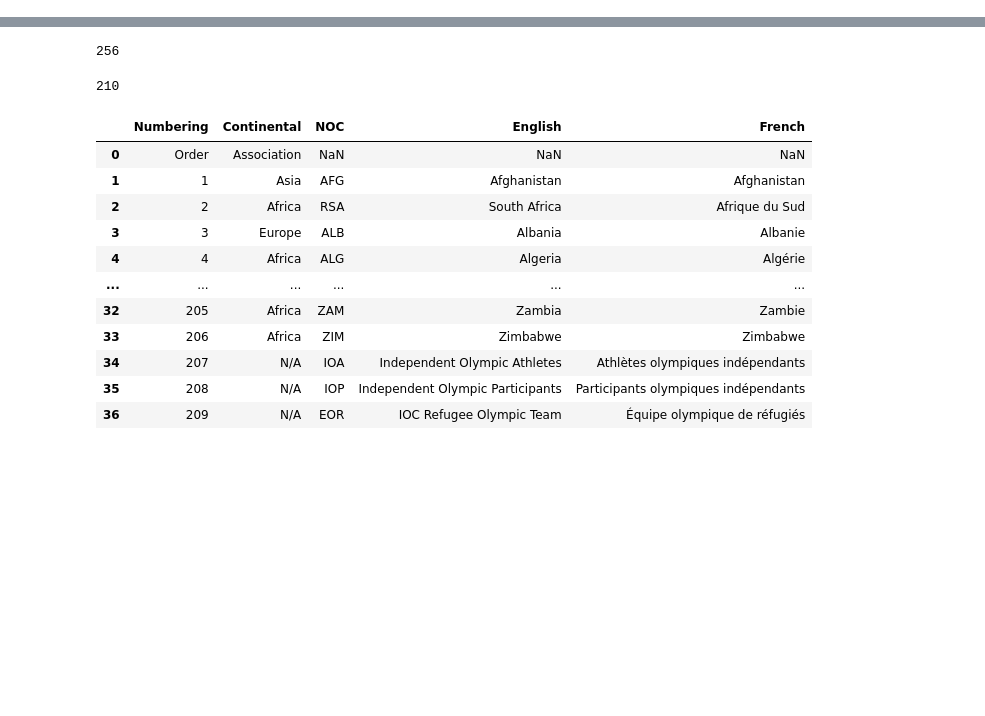
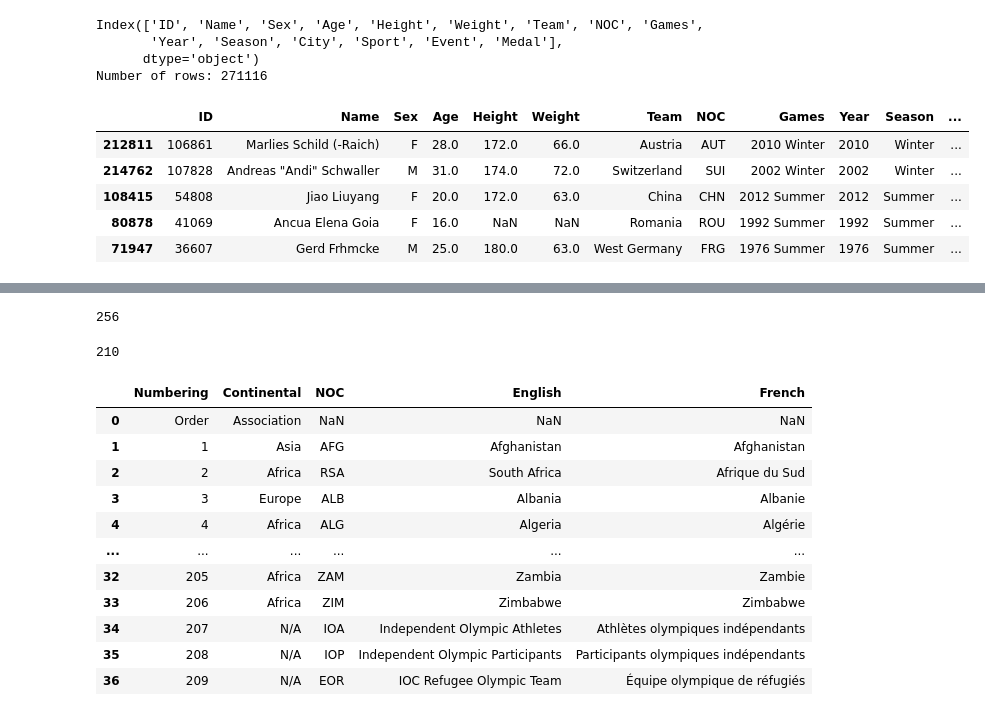
Before and after one commit to DSAI-K64-20212-Project/Data-Visualization, a Jupyter notebook: Data_look.ipynb, the cells around one changed output, grey strips where cells are left out. Saved outputs shown, nothing was run; the diff lists cells and outputs as text; code cells hidden in the pictures; blank space fills up the shorter version.

Commit message:
update data look

```diff
--- a/Data_look.ipynb
+++ b/Data_look.ipynb
@@ -8,2 +7,19 @@ olym_data.columns
+# %%
+noc_region_df = pd.read_csv("./Data/noc_regions.csv")
+athlete_events_df = pd.read_csv("./Data/athlete_events.csv")
+print(athlete_events_df.columns)
+print("Number of rows: " + str(len(athlete_events_df)))
+# %% [output]
+Index(['ID', 'Name', 'Sex', 'Age', 'Height', 'Weight', 'Team', 'NOC', 'Games',
+       'Year', 'Season', 'City', 'Sport', 'Event', 'Medal'],
+      dtype='object')
+Number of rows: 271116
 # %%
-olym_data.sample(5)
+athlete_events_df.sample(5)
+# %% [output]
+|  | ID | Name | Sex | Age | Height | Weight | Team | NOC | Games | Year | Season | ... |
+| 212811 | 106861 | Marlies Schild (-Raich) | F | 28.0 | 172.0 | 66.0 | Austria | AUT | 2010 Winter | 2010 | Winter | ... |
+| 214762 | 107828 | Andreas "Andi" Schwaller | M | 31.0 | 174.0 | 72.0 | Switzerland | SUI | 2002 Winter | 2002 | Winter | ... |
+| 108415 | 54808 | Jiao Liuyang | F | 20.0 | 172.0 | 63.0 | China | CHN | 2012 Summer | 2012 | Summer | ... |
+| 80878 | 41069 | Ancua Elena Goia | F | 16.0 | NaN | NaN | Romania | ROU | 1992 Summer | 1992 | Summer | ... |
+| 71947 | 36607 | Gerd Frhmcke | M | 25.0 | 180.0 | 63.0 | West Germany | FRG | 1976 Summer | 1976 | Summer | ... |
```
Also changed, not shown: parts of 16 cells of this notebook.
